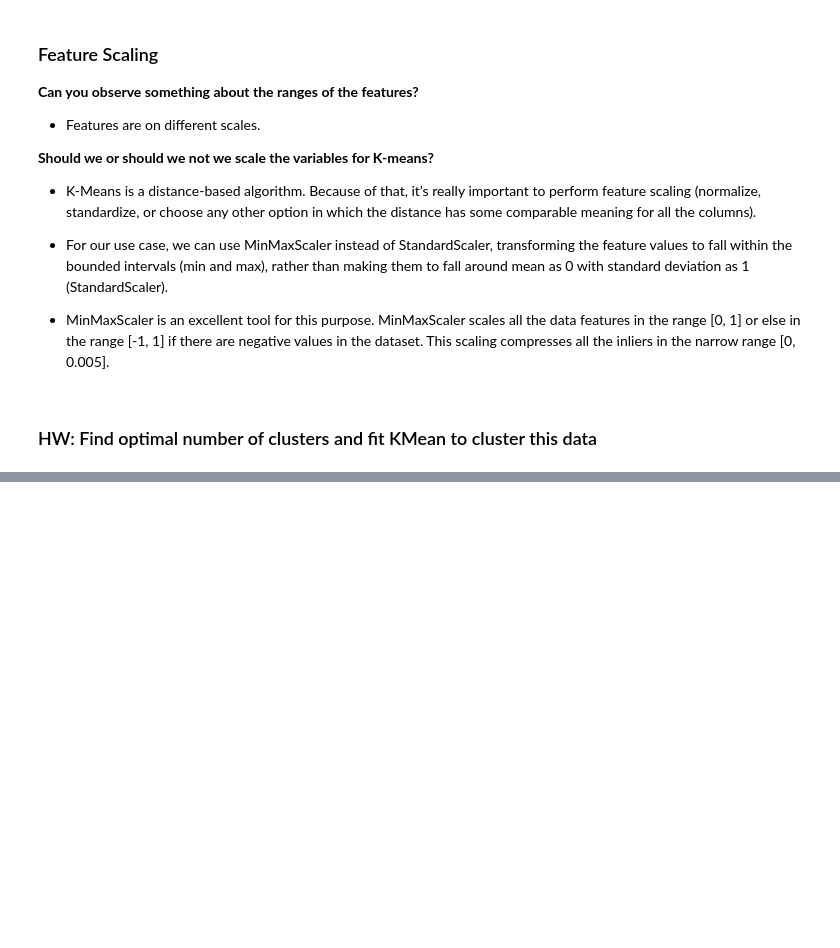
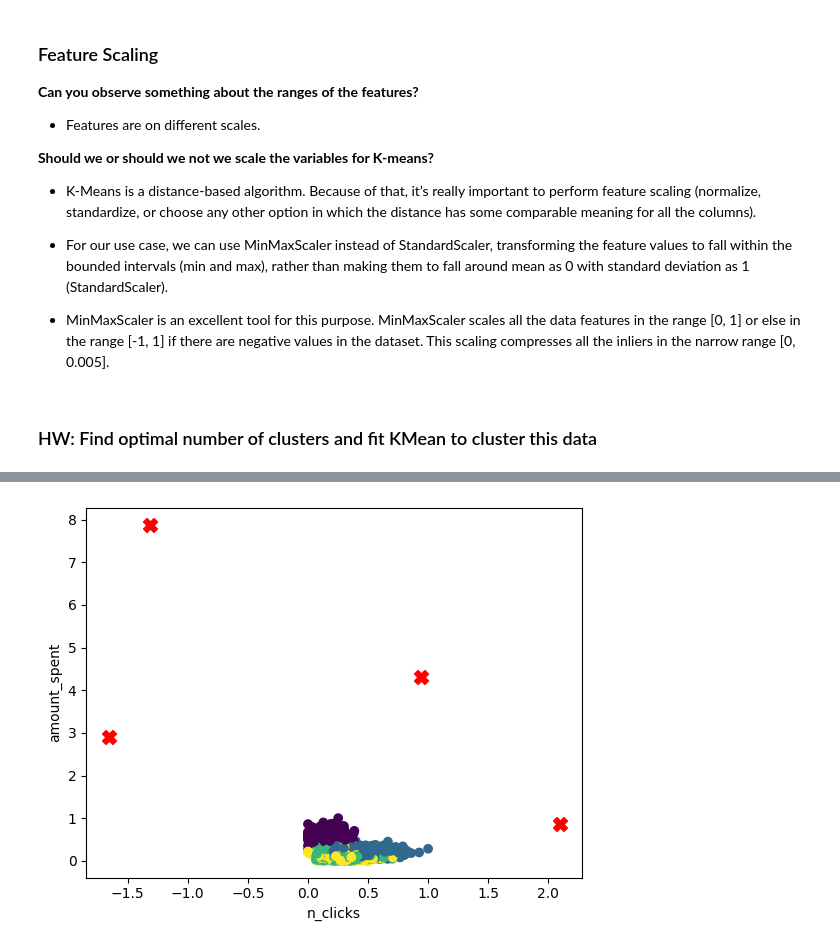
Before and after one commit to SachinScaler/UnsupervisedML_Feb24, a Jupyter notebook: ML_Intro_to_Unsupervised_Learning,_KMeans_Revisited.ipynb, the cells around one changed output, grey strips where cells are left out. Cells and saved outputs as stored; diff of their text form; code cells hidden in the pictures; blank space fills up the shorter version.

```diff
--- a/ML_Intro_to_Unsupervised_Learning,_KMeans_Revisited.ipynb
+++ b/ML_Intro_to_Unsupervised_Learning,_KMeans_Revisited.ipynb
@@ -316,0 +339,5 @@ X=scaler.transform(X)
+# %%
+final_model=KMeans(n_clusters=4, random_state=42)
+
+# predict clusters
+y_pred = final_model.fit_predict(X)
@@ -316,0 +359,5 @@ X=scaler.transform(X)
+# %%
+### Visualizing clusters
+clusters = pd.DataFrame(X, columns=df.drop("ID",axis=1).columns)
+clusters['label'] = final_model.labels_
+clusters.head(5)
@@ -316,0 +371,13 @@ X=scaler.transform(X)
+# %%
+def viz_clusters(kmeans):
+    plt.scatter(clusters['n_clicks'], clusters['amount_spent'], c=clusters['label'])
+    plt.scatter(kmeans.cluster_centers_[:, 0], kmeans.cluster_centers_[:, 1],
+                color="red",
+                marker="X",
+                s=100)
+    plt.xlabel('n_clicks')
+    plt.ylabel('amount_spent')
+
+viz_clusters(kmeans)
+# %% [output]
+[figure, added]
```
Also changed, not shown: parts of 13 cells of this notebook.
